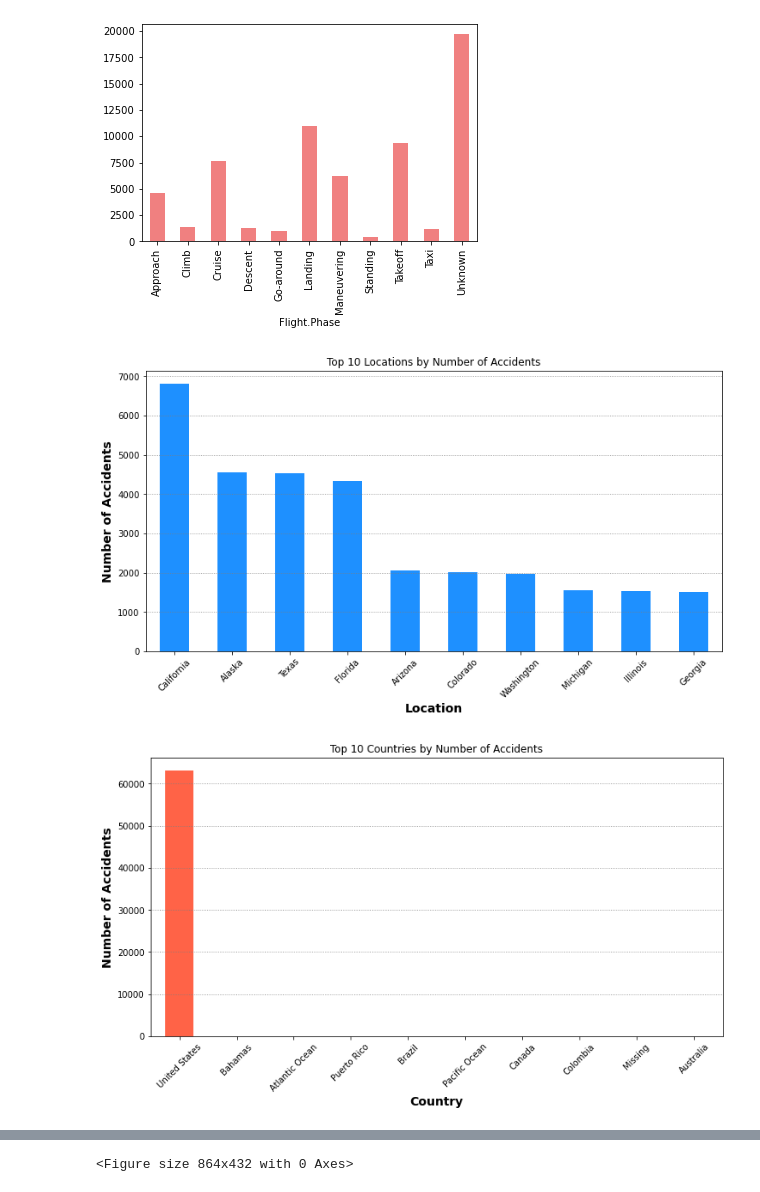
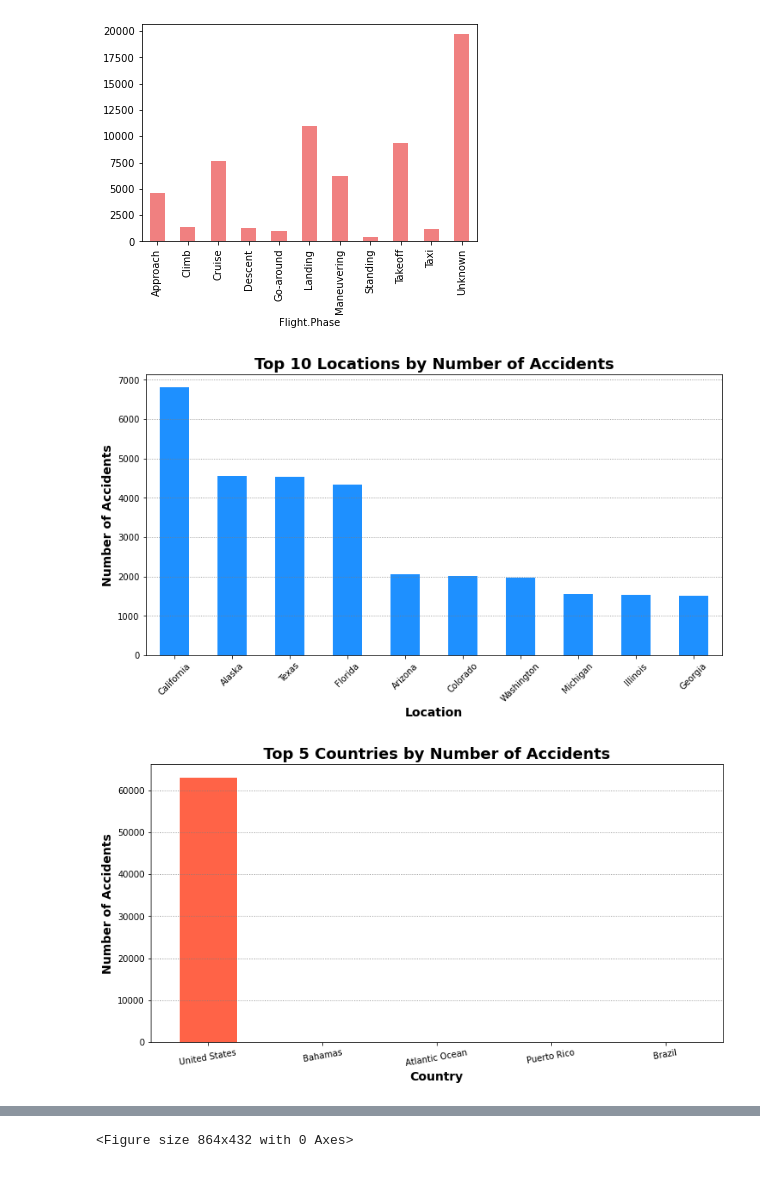
Before and after one commit to rurigi-waweru/dsfpt10-p1-dsc-phase-1-project, a Jupyter notebook: index.ipynb, the cells around one changed output, grey strips where cells are left out. Drawn from its saved outputs; the diff is of its cells as text; code cells hidden in the pictures.

```diff
--- a/index.ipynb
+++ b/index.ipynb
@@ -1340,39 +1332,39 @@ plt.figure(figsize=(12, 6))
 top_10_locations.plot(kind='bar', color='dodgerblue')
 
 # labels and title
-plt.title('Top 10 Locations by Number of Accidents')
-plt.xlabel('Location', fontsize=14, fontweight='bold')  # Make x-axis label bigger and bold
-plt.ylabel('Number of Accidents', fontsize=14, fontweight='bold')  # Make y-axis label bigger and bold
+plt.title('Top 10 Locations by Number of Accidents', fontsize=18, fontweight='bold')
+plt.xlabel('Location', fontsize=14, fontweight='bold')
+plt.ylabel('Number of Accidents', fontsize=14, fontweight='bold')
 
 # Rotate x-axis labels to avoid overlap
 plt.xticks(rotation=45)
 plt.grid(axis='y', linestyle=':', color='gray')  # Dotted grid for y-axis
 plt.show();
 # %% [output]
-[figure, old version]
+[figure, new version]
 # %%
 # country vs count
 # Step 1: Group by 'Country' and count the accidents
 accidents_per_country = df.groupby('Country').size()
 
 # Step 2: Get the top 10 countries based on accident count (optional for better visualization)
-top_10_countries = accidents_per_country.sort_values(ascending=False).head(10)
+top_5_countries = accidents_per_country.sort_values(ascending=False).head(5)
 
 # Step 3: Plot a bar graph
 plt.figure(figsize=(12, 6))
-top_10_countries.plot(kind='bar', color='tomato')
+top_5_countries.plot(kind='bar', color='tomato')
 
 # labels and title
-plt.title('Top 10 Countries by Number of Accidents')
+plt.title('Top 5 Countries by Number of Accidents', fontsize=18, fontweight='bold')
 plt.xlabel('Country', fontsize=14, fontweight='bold')  # Make x-axis label bigger and bold
 plt.ylabel('Number of Accidents', fontsize=14, fontweight='bold')  # Make y-axis label bigger and bold
 
 # Rotate x-axis labels to avoid overlap
-plt.xticks(rotation=45)
+plt.xticks(rotation=10)
 plt.grid(axis='y', linestyle=':', color='gray')  # Dotted grid for y-axis
 plt.show()
 # %% [output]
-[figure, old version]
+[figure, new version]
 # %%
 # damage level agansr count
 # Step 1: Group by 'DamageLevel' and count the accidents
```
Also changed, not shown: parts of 8 cells of this notebook, 6 other files.
